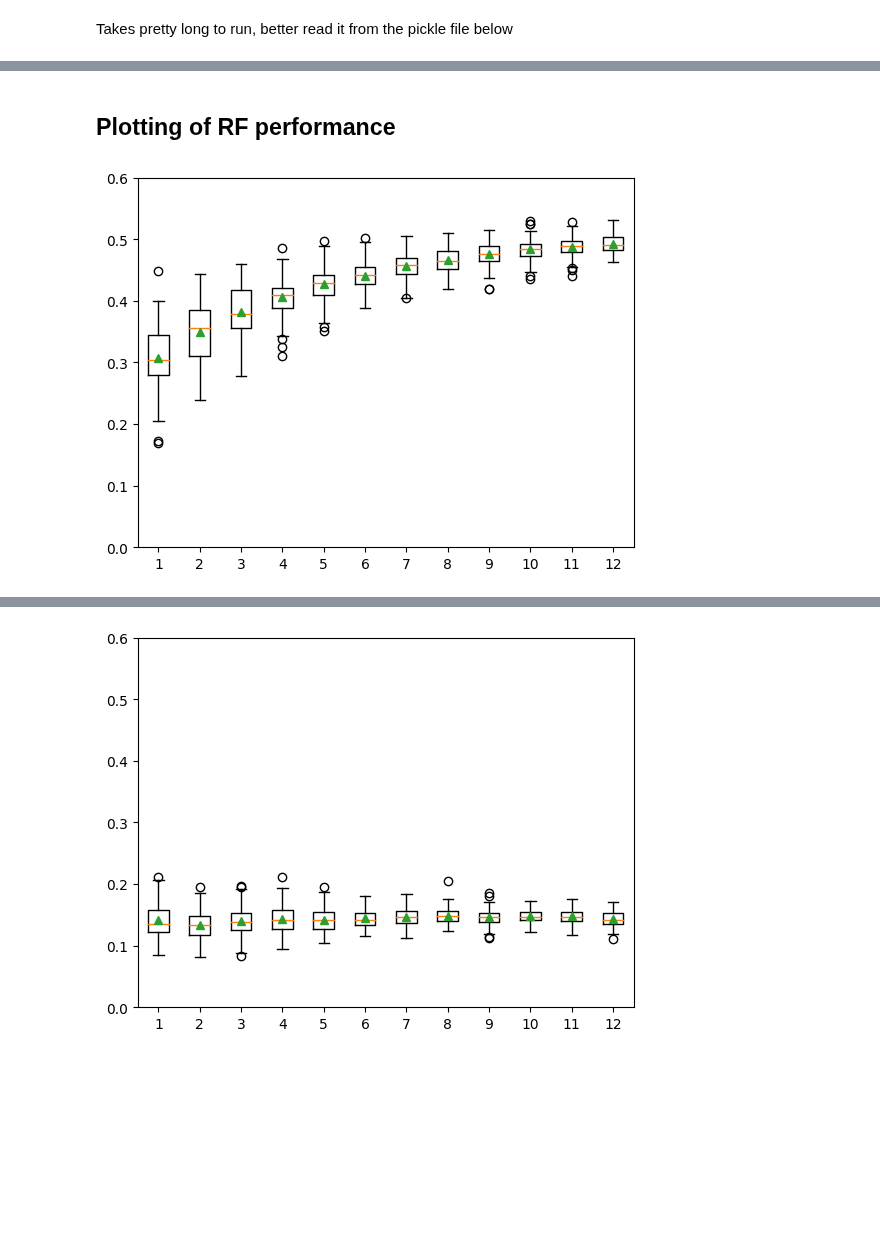
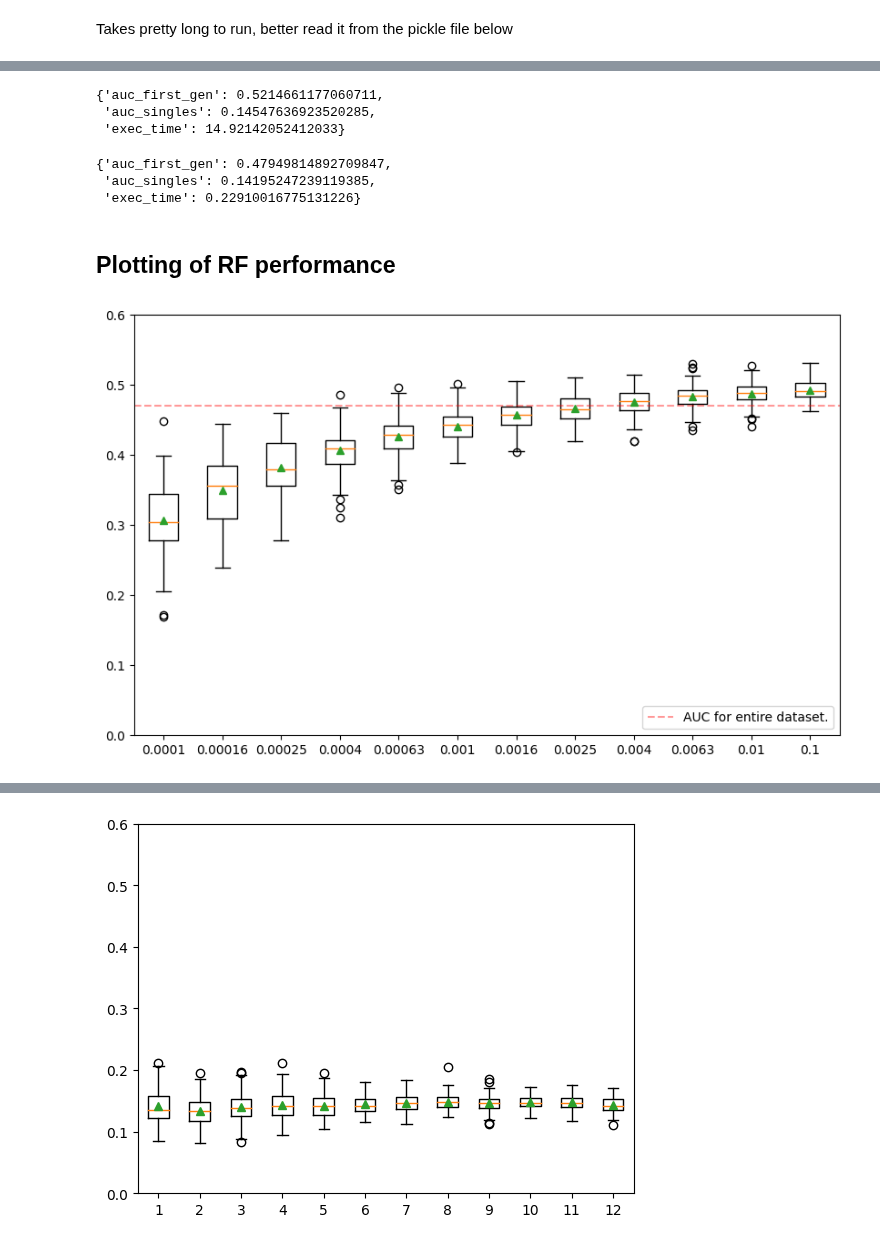
Before and after one commit to amadejp/DS_Project_Feature_Selection, a Jupyter notebook: src/optimization_graphing.ipynb, the cells around one changed output, grey strips where cells are left out. Drawn from its saved outputs; the diff is of its cells as text; code cells hidden in the pictures; blank space fills up the shorter version.

Commit message:
added ensemble visuals

```diff
--- a/src/optimization_graphing.ipynb
+++ b/src/optimization_graphing.ipynb
@@ -15,14 +25,23 @@ subsample_proportions = [0.0001, 0.00016, 0.00025, 0.0004, 0.00063,
 # %%
-def get_file_lists(subsample_proportions, directory, hash='all'):
+def get_files_dict(subsample_proportions, directory, hash='all'):
     """
-    Returns a dictionary of lists of files for each subsampling proportion.
+    Returns a dictionary of lists of files corresponding to each subsampling proportion.
+
+    Args:
+        subsample_proportions (list): A list of subsampling proportions.
+        directory (str): The directory path where the files are located.
+        hash (str, optional): The hash value to filter the files (default: 'all').
+
+    Returns:
+        dict: A dictionary containing subsampling proportions as keys and lists of corresponding files as values.
     """
-    # initialize dictionary to subsample_proportions as keys and empty lists as values
-    files = {subsample_proportion: [] for subsample_proportion in subsample_proportions}
+    # Initialize dictionary to have subsample_proportions as keys and empty lists as values
+    files_dict = {subsample_proportion: [] for subsample_proportion in subsample_proportions}
 
     all_files = os.listdir(directory)
     for subsample_proportion in subsample_proportions:
         for file in all_files:
             if (f"sub{subsample_proportion}_" in file and f"features-{hash}" in file):
-                files[subsample_proportion].append(directory + file)
-    return files
+                files_dict[subsample_proportion].append(directory + file)
+
+    return files_dict
@@ -39,5 +111,5 @@ for sub in subsample_proportions:
 # with open('results/RF_compiled_metrics.pickle', 'wb') as handle:
 #     pickle.dump(compiled_metrics, handle, protocol=pickle.HIGHEST_PROTOCOL)
 # %%
-# with open('results/RF_compiled_metrics.pickle', 'rb') as handle:
-#     compiled_metrics = pickle.load(handle)
+with open('results/RF_compiled_metrics.pickle', 'rb') as handle:
+    compiled_metrics = pickle.load(handle)
@@ -44,8 +151,35 @@ for sub in subsample_proportions:
+# %%
+ensemble_metrics_rf_01 = get_ensemble_metrics(get_files_list(0.1, "results/random_forest_optimization/"))
+evaluate_ranking(ensemble_metrics_rf_01[0], ensemble_metrics_rf_01[1], ensemble_metrics_rf_01[2])
+# %% [output]
+{'auc_first_gen': 0.5214661177060711,
+ 'auc_singles': 0.14547636923520285,
+ 'exec_time': 14.92142052412033}
+# %%
+evaluate_ranking(*get_ensemble_metrics(get_files_list(0.001, "results/random_forest_optimization/")))
+# %% [output]
+{'auc_first_gen': 0.47949814892709847,
+ 'auc_singles': 0.14195247239119385,
+ 'exec_time': 0.22910016775131226}
 # %% [markdown]
 ## Plotting of RF performance
-# %%
-plt.boxplot([compiled_metrics[sub]["auc_first_gen"] for sub in subsample_proportions], showmeans=True)
-plt.ylim(0, 0.6)
-plt.show()
-# %% [output]
-[figure, removed]
+# %%
+boxplot_data = [compiled_metrics[sub]["auc_first_gen"] for sub in subsample_proportions]
+
+plt.figure(figsize=(10, 6))
+plt.boxplot(boxplot_data, showmeans=True)
+
+plt.hlines(y=0.471, xmin=0.5, xmax=12.5, alpha = 0.4, colors='r', linestyles='dashed', label="AUC for entire dataset.")
+
+# Add 1 to the x-coordinates of the points in the line plot
+x_values_lineplot = np.arange(1, len(boxplot_data) + 1)
+
+# Set the x-axis labels
+plt.xticks(x_values_lineplot, subsample_proportions)
+
+plt.xlim(0.5, 12.5)
+plt.ylim(0, 0.6)
+plt.legend(loc="lower right")
+plt.show()
+# %% [output]
+[figure, added]
```
Also changed, not shown: parts of 12 cells of this notebook.
